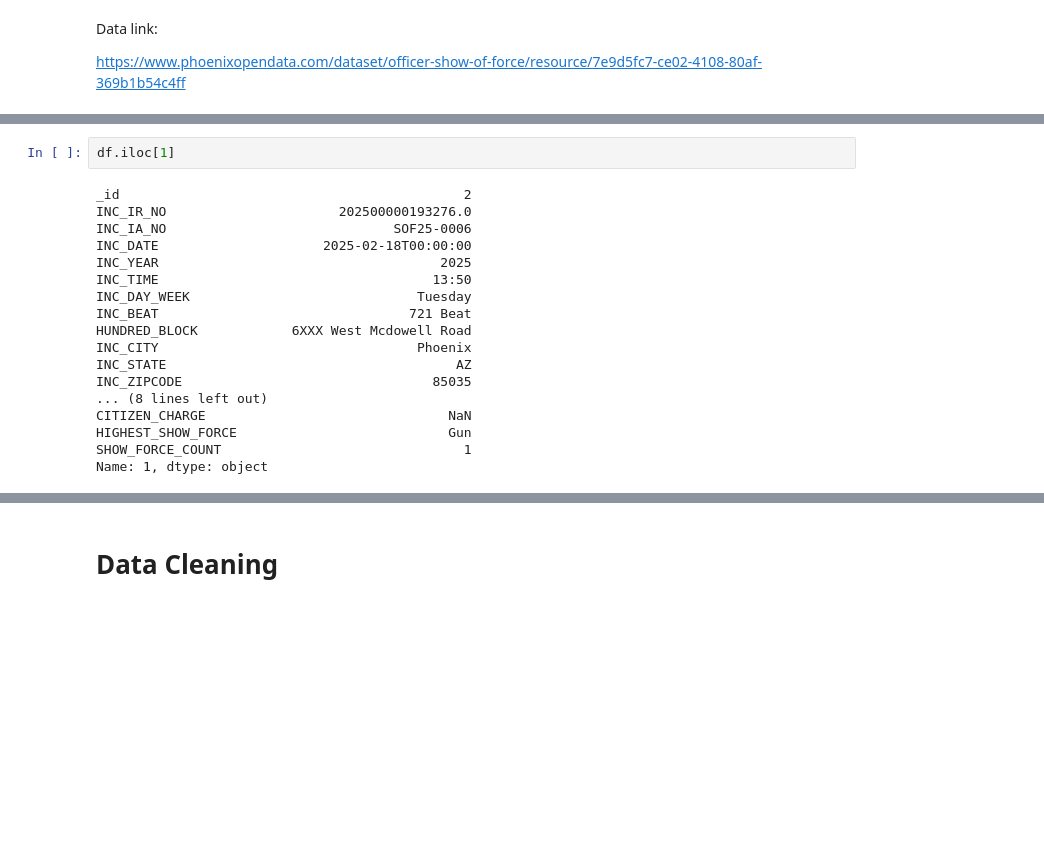
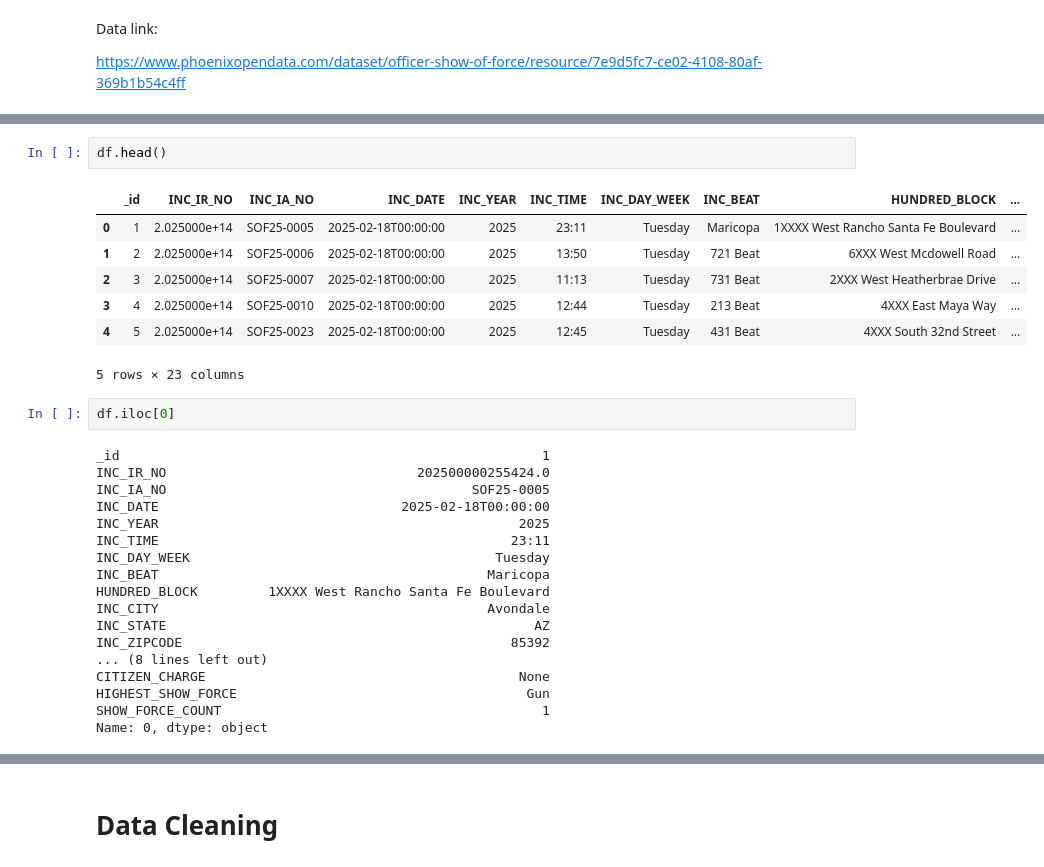
Before and after one commit to Saile5234/DAEN_328_Project, a Jupyter notebook: DAEN_328_Data_Pipeline_Phoenix_Project.ipynb, the cells around one changed output, grey strips where cells are left out. Cells and saved outputs as stored; diff of their text form; blank space fills up the shorter version.

```diff
--- a/DAEN_328_Data_Pipeline_Phoenix_Project.ipynb
+++ b/DAEN_328_Data_Pipeline_Phoenix_Project.ipynb
@@ -60,26 +64,36 @@ print('Done')
 # %% [output]
 CSV file found - loading data from file
 Done
+# %%
+df.head()
+# %% [output]
+|  | _id | INC_IR_NO | INC_IA_NO | INC_DATE | INC_YEAR | INC_TIME | INC_DAY_WEEK | INC_BEAT | HUNDRED_BLOCK | ... |
+| 0 | 1 | 2.025000e+14 | SOF25-0005 | 2025-02-18T00:00:00 | 2025 | 23:11 | Tuesday | Maricopa | 1XXXX West Rancho Santa Fe Boulevard | ... |
+| 1 | 2 | 2.025000e+14 | SOF25-0006 | 2025-02-18T00:00:00 | 2025 | 13:50 | Tuesday | 721 Beat | 6XXX West Mcdowell Road | ... |
+| 2 | 3 | 2.025000e+14 | SOF25-0007 | 2025-02-18T00:00:00 | 2025 | 11:13 | Tuesday | 731 Beat | 2XXX West Heatherbrae Drive | ... |
+| 3 | 4 | 2.025000e+14 | SOF25-0010 | 2025-02-18T00:00:00 | 2025 | 12:44 | Tuesday | 213 Beat | 4XXX East Maya Way | ... |
+| 4 | 5 | 2.025000e+14 | SOF25-0023 | 2025-02-18T00:00:00 | 2025 | 12:45 | Tuesday | 431 Beat | 4XXX South 32nd Street | ... |
+5 rows × 23 columns
 # %%
-df.iloc[1]
+df.iloc[0]
 # %% [output]
-_id                                            2
-INC_IR_NO                      202500000193276.0
-INC_IA_NO                             SOF25-0006
-INC_DATE                     2025-02-18T00:00:00
-INC_YEAR                                    2025
-INC_TIME                                   13:50
-INC_DAY_WEEK                             Tuesday
-INC_BEAT                                721 Beat
-HUNDRED_BLOCK            6XXX West Mcdowell Road
-INC_CITY                                 Phoenix
-INC_STATE                                     AZ
-INC_ZIPCODE                                85035
+_id                                                      1
+INC_IR_NO                                202500000255424.0
+INC_IA_NO                                       SOF25-0005
+INC_DATE                               2025-02-18T00:00:00
+INC_YEAR                                              2025
+INC_TIME                                             23:11
+INC_DAY_WEEK                                       Tuesday
+INC_BEAT                                          Maricopa
+HUNDRED_BLOCK         1XXXX West Rancho Santa Fe Boulevard
+INC_CITY                                          Avondale
+INC_STATE                                               AZ
+INC_ZIPCODE                                          85392
 ... (8 lines left out)
-CITIZEN_CHARGE                               NaN
-HIGHEST_SHOW_FORCE                           Gun
-SHOW_FORCE_COUNT                               1
-Name: 1, dtype: object
+CITIZEN_CHARGE                                        None
+HIGHEST_SHOW_FORCE                                     Gun
+SHOW_FORCE_COUNT                                         1
+Name: 0, dtype: object
 # %%
 df.info()
 # %% [output]
```
Also changed, not shown: parts of 132 cells of this notebook, 5 other files.
